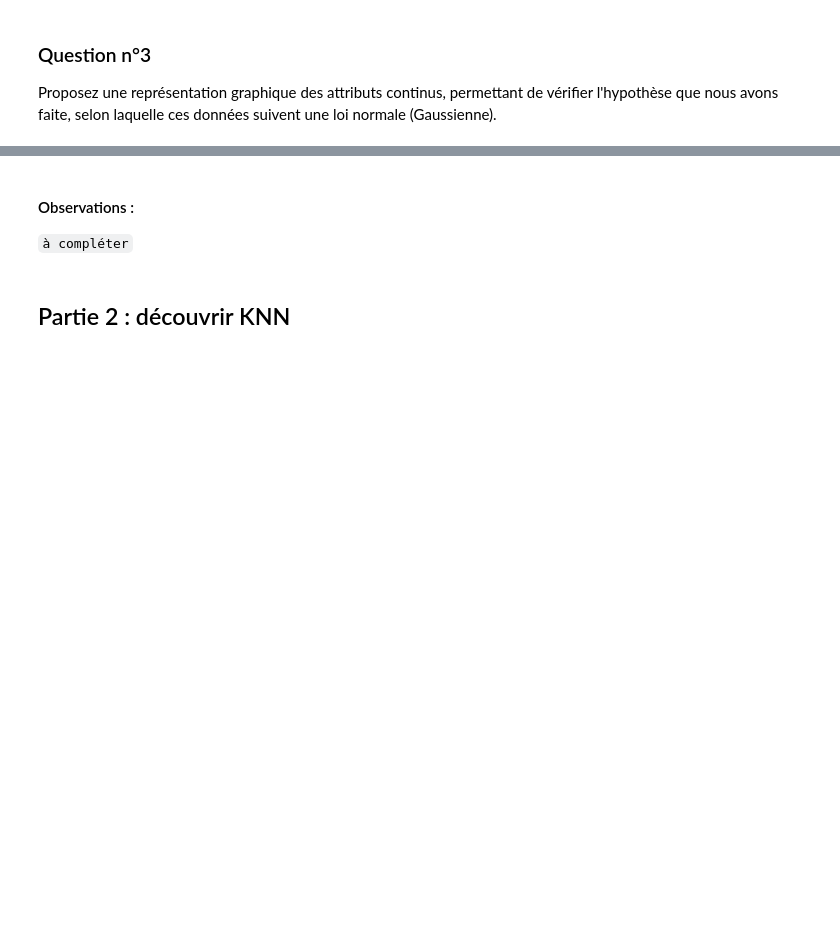
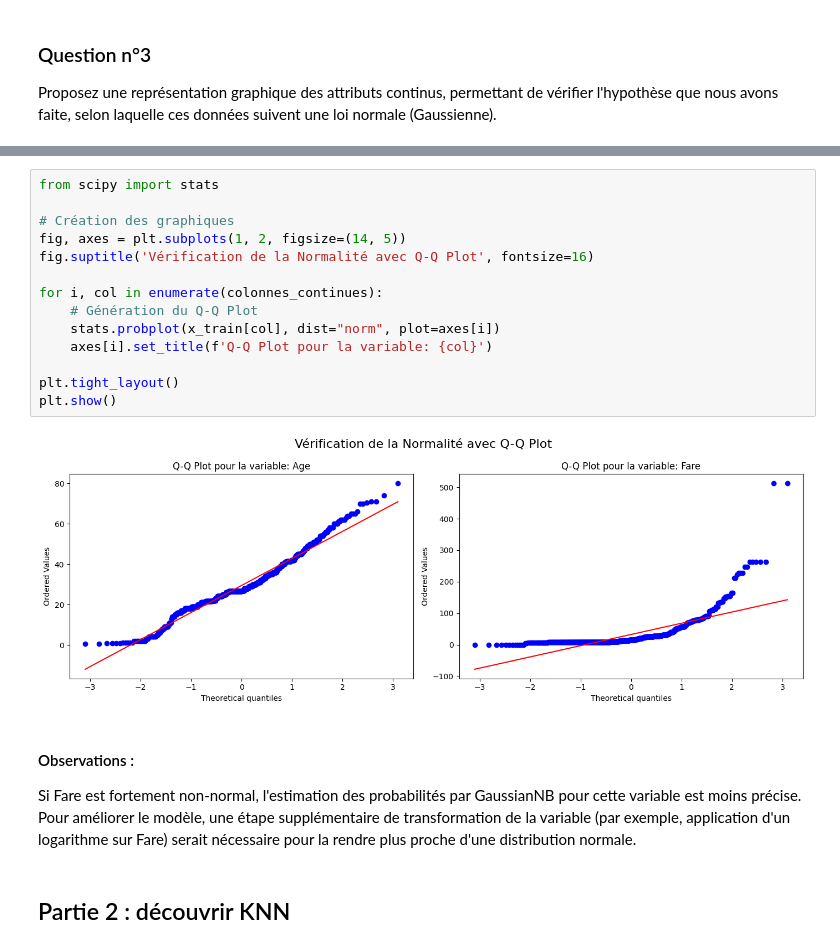
Before and after one commit to AD99i/titanic_ml, a Jupyter notebook: M06_TP01_Exercice.ipynb, the cells around one changed output, grey strips where cells are left out. Saved outputs shown, nothing was run; the diff lists cells and outputs as text; blank space fills up the shorter version.

```diff
--- a/M06_TP01_Exercice.ipynb
+++ b/M06_TP01_Exercice.ipynb
@@ -51,6 +145,22 @@ Proposez une représentation graphique des attributs continus, permettant de vé
+# %%
+from scipy import stats
+
+# Création des graphiques
+fig, axes = plt.subplots(1, 2, figsize=(14, 5))
+fig.suptitle('Vérification de la Normalité avec Q-Q Plot', fontsize=16)
+
+for i, col in enumerate(colonnes_continues):
+    # Génération du Q-Q Plot
+    stats.probplot(x_train[col], dist="norm", plot=axes[i])
+    axes[i].set_title(f'Q-Q Plot pour la variable: {col}')
+
+plt.tight_layout()
+plt.show()
+# %% [output]
+[figure, added]
 # %% [markdown]
 #### Observations :
-`à compléter`
+Si Fare est fortement non-normal, l'estimation des probabilités par GaussianNB pour cette variable est moins précise. Pour améliorer le modèle, une étape supplémentaire de transformation de la variable (par exemple, application d'un logarithme sur Fare) serait nécessaire pour la rendre plus proche d'une distribution normale.
 # %% [markdown]
 ## Partie 2 : découvrir KNN
 # %% [markdown]
```
Also changed, not shown: parts of 12 cells of this notebook, 1 other file.
